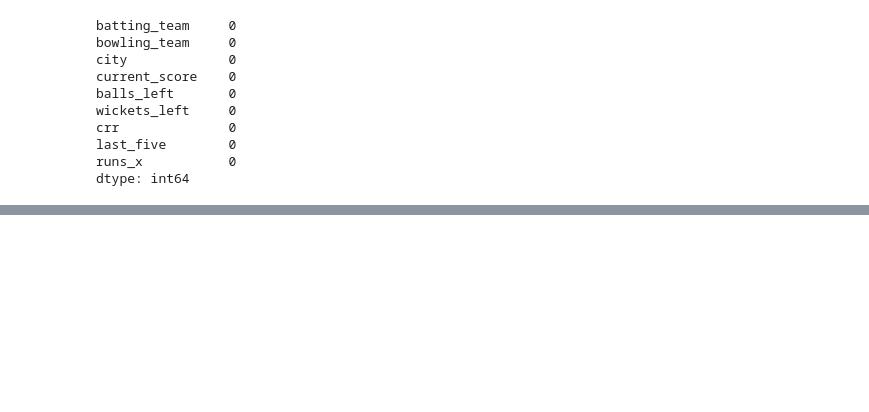
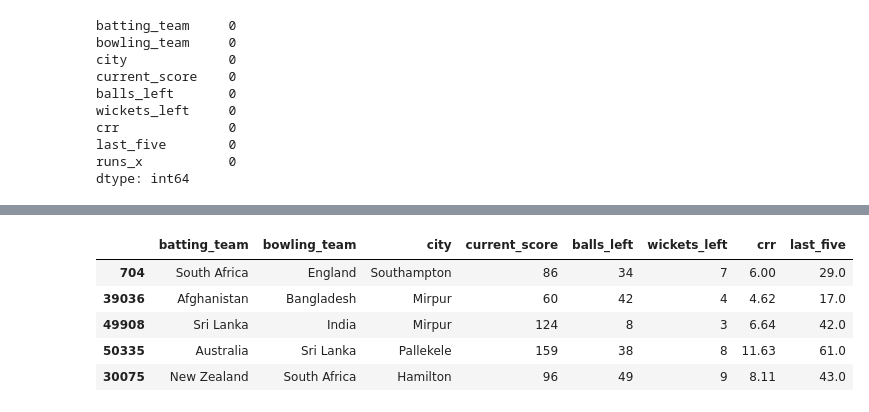
Before and after one commit to HARSHALKUMRE/T20-World-Cup-Score-Prediction, a Jupyter notebook: feature-extraction.ipynb, the cells around one changed output, grey strips where cells are left out. Cells and saved outputs as stored; diff of their text form; code cells hidden in the pictures; blank space fills up the shorter version.

```diff
--- a/feature-extraction.ipynb
+++ b/feature-extraction.ipynb
@@ -481,0 +484,15 @@ pickle.dump(final_df, open('dataset_level3.pkl', 'wb'))
+# %%
+X = final_df.drop(columns=['runs_x'])
+y = final_df['runs_x']
+# %%
+from sklearn.model_selection import train_test_split
+X_train, X_test, y_train, y_test = train_test_split(X, y, test_size=0.2, random_state=1)
+# %%
+X_train.head()
+# %% [output]
+|  | batting_team | bowling_team | city | current_score | balls_left | wickets_left | crr | last_five |
+| 704 | South Africa | England | Southampton | 86 | 34 | 7 | 6.00 | 29.0 |
+| 39036 | Afghanistan | Bangladesh | Mirpur | 60 | 42 | 4 | 4.62 | 17.0 |
+| 49908 | Sri Lanka | India | Mirpur | 124 | 8 | 3 | 6.64 | 42.0 |
+| 50335 | Australia | Sri Lanka | Pallekele | 159 | 38 | 8 | 11.63 | 61.0 |
+| 30075 | New Zealand | South Africa | Hamilton | 96 | 49 | 9 | 8.11 | 43.0 |
```
Also changed, not shown: parts of 11 cells of this notebook, 3 other files.
